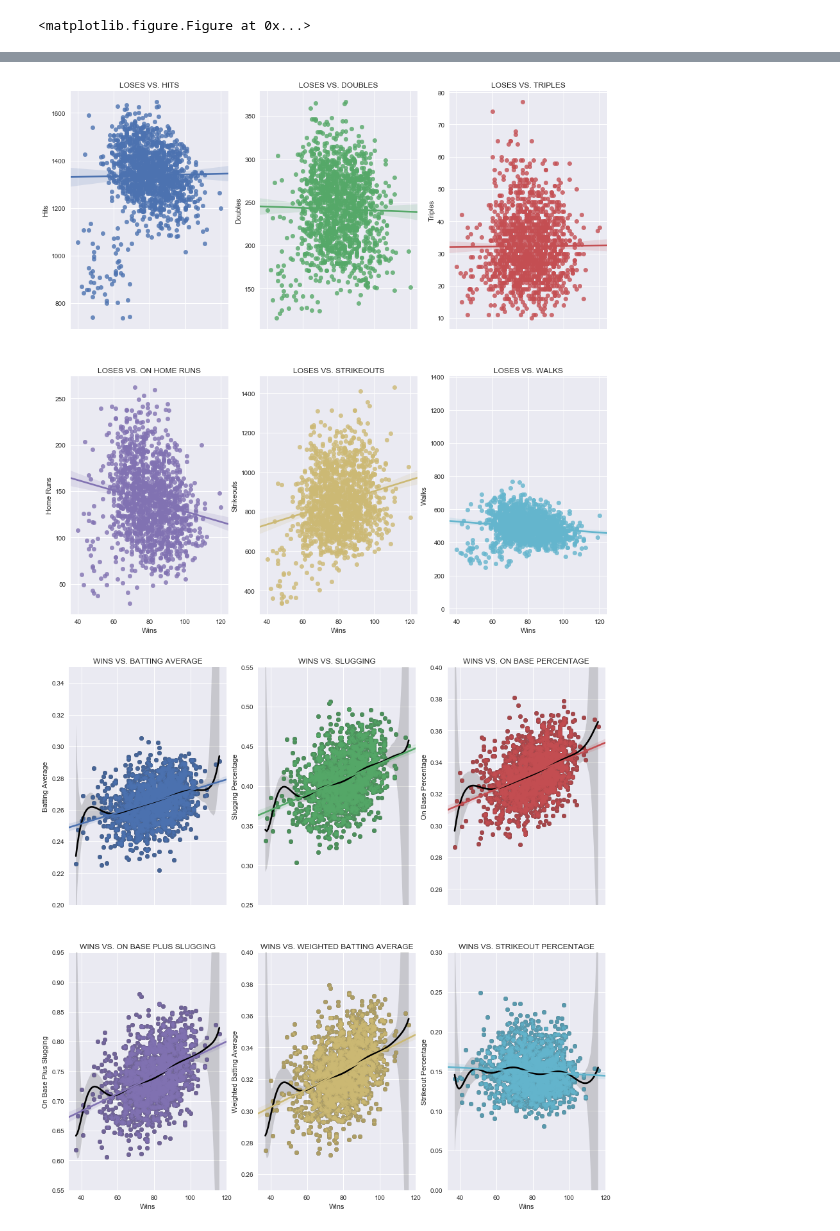
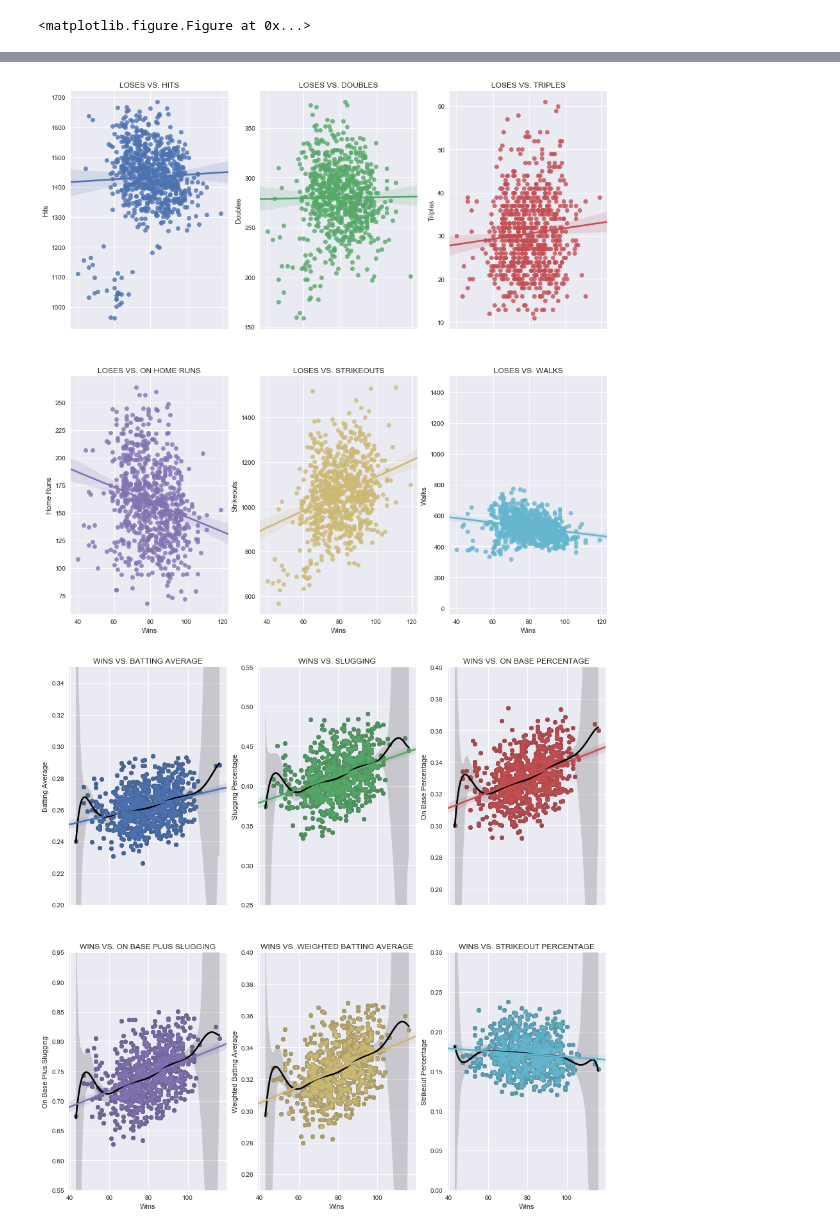
Before and after one commit to lawewers/Springboard-Capstone-MLB-W-vs.-L, a Jupyter notebook: CapstoneProject.ipynb, the cells around one changed output, grey strips where cells are left out. Saved outputs shown, nothing was run; the diff lists cells and outputs as text; code cells hidden in the pictures.

```diff
--- a/CapstoneProject.ipynb
+++ b/CapstoneProject.ipynb
@@ -24,7 +24,7 @@ field_out = pd.DataFrame.from_csv('data/fielding_outfield.csv', index_col = None
 post_field = pd.DataFrame.from_csv('data/fielding_postseason.csv', index_col = None, encoding = ('utf-8'))
 # %%
 # Only includes players that had 80 or more at bats in a season
-reg_bat = reg_bat.loc[reg_bat['ab']>=80,:]
+#reg_bat = reg_bat.loc[reg_bat['ab']>=(400),:]
 # %%
 ####### Column Labeling #######
 
@@ -103,6 +103,6 @@ t_post = post[['team_id_winner', 'year', 'wins', 'losses']]
 t_post.columns = ['team_id', 'year', 'w', 'l']
 # %%
 team_rb = pd.merge(team_reg_bat, t_reg, how='left', left_on=['team_id', 'year'], right_on=['team_id', 'year'])
-team_rb = team_rb.loc[team_rb['year'] >= 1961, :]
+team_rb = team_rb.loc[team_rb['year'] >= 1990, :]
 # %%
 team_pb = pd.merge(team_post_bat, t_post, how='left', left_on=['team_id', 'year'], right_on=['team_id', 'year'])
@@ -178,3 +191,11 @@ tp_kperc = team_pb['kperc']
+# %%
+# Deleting outliers in calculated stats
+team_rb_avg = team_rb.loc[((team_rb.bat_avg >= np.mean(tr_avg)-3*np.std(tr_avg)) & (team_rb.bat_avg <= np.mean(tr_avg)+3*np.std(tr_avg))), :]
+team_rb_slg = team_rb.loc[((team_rb.slg >= np.mean(tr_slg)-3*np.std(tr_slg)) & (team_rb.slg <= np.mean(tr_slg)+3*np.std(tr_slg))), :]
+team_rb_obp = team_rb.loc[((team_rb.obp >= np.mean(tr_obp)-3*np.std(tr_obp)) & (team_rb.obp <= np.mean(tr_obp)+3*np.std(tr_obp))), :]
+team_rb_ops = team_rb.loc[((team_rb.ops >= np.mean(tr_ops)-3*np.std(tr_ops)) & (team_rb.ops <= np.mean(tr_ops)+3*np.std(tr_ops))), :]
+team_rb_woba = team_rb.loc[((team_rb.woba >= np.mean(tr_woba)-3*np.std(tr_woba)) & (team_rb.woba <= np.mean(tr_woba)+3*np.std(tr_woba))), :]
+team_rb_kperc = team_rb.loc[((team_rb.kperc >= np.mean(tr_kperc)-3*np.std(tr_kperc)) & (team_rb.kperc <= np.mean(tr_kperc)+3*np.std(tr_kperc))), :]
 # %%
 fig = plt.figure()
 # %% [output]
@@ -365,62 +386,62 @@ ax[1,2].set_ylabel('Walks')
 ax[1,2].set_xlabel('Wins')
 None
 # %% [output]
-[figure, old version]
+[figure, new version]
 # %%
 ####### REGULAR SEASON CALCUALTED STATS TO WINS #######
 
 fig, ax = plt.subplots(2,3,figsize=(15,15), sharex = True)
 
-sns.regplot(x='w', y='bat_avg', data=team_rb, ax=ax[0,0], order=10, truncate=True, color='black')
-sns.regplot(x='w', y='bat_avg', data=team_rb, ax=ax[0,0])
+sns.regplot(x='w', y='bat_avg', data=team_rb_avg, ax=ax[0,0], order=10, truncate=True, color='black')
+sns.regplot(x='w', y='bat_avg', data=team_rb_avg, ax=ax[0,0])
 ax[0,0].set_title('WINS VS. BATTING AVERAGE')
 ax[0,0].set_ylabel('Batting Average')
 ax[0,0].set_xlabel('')
 ax[0,0].set_ylim([.2,.35])
-avg_slope, avg_intercept, avg_r_value, avg_p_value, avg_slope_std_error = scipy.stats.linregress(team_rb.w, team_rb.bat_avg)
+avg_slope, avg_intercept, avg_r_value, avg_p_value, avg_slope_std_error = scipy.stats.linregress(team_rb_avg.w, team_rb_avg.bat_avg)
 
-sns.regplot(x='w', y='slg', data=team_rb, ax=ax[0,1], order=10, truncate=True, color='black')
-sns.regplot(x='w', y='slg', data=team_rb, ax=ax[0,1])
+sns.regplot(x='w', y='slg', data=team_rb_slg, ax=ax[0,1], order=10, truncate=True, color='black')
+sns.regplot(x='w', y='slg', data=team_rb_slg, ax=ax[0,1])
 ax[0,1].set_title('WINS VS. SLUGGING')
 ax[0,1].set_ylabel('Slugging Percentage')
 ax[0,1].set_xlabel('')
 ax[0,1].set_ylim([.25,.55])
-slg_slope, slg_intercept, slg_r_value, slg_p_value, slg_slope_std_error = scipy.stats.linregress(team_rb.w, team_rb.slg)
+slg_slope, slg_intercept, slg_r_value, slg_p_value, slg_slope_std_error = scipy.stats.linregress(team_rb_slg.w, team_rb_slg.slg)
 
-sns.regplot(x='w', y='obp', data=team_rb, ax=ax[0,2], order=10, truncate=True, color='black')
-sns.regplot(x='w', y='obp', data=team_rb, ax=ax[0,2])
+sns.regplot(x='w', y='obp', data=team_rb_obp, ax=ax[0,2], order=10, truncate=True, color='black')
+sns.regplot(x='w', y='obp', data=team_rb_obp, ax=ax[0,2])
 ax[0,2].set_title('WINS VS. ON BASE PERCENTAGE')
 ax[0,2].set_ylabel('On Base Percentage')
 ax[0,2].set_xlabel('')
 ax[0,2].set_ylim([.25,.4])
-obp_slope, obp_intercept, obp_r_value, obp_p_value, obp_slope_std_error = scipy.stats.linregress(team_rb.w, team_rb.obp)
+obp_slope, obp_intercept, obp_r_value, obp_p_value, obp_slope_std_error = scipy.stats.linregress(team_rb_obp.w, team_rb_obp.obp)
 
-sns.regplot(x='w', y='ops', data=team_rb, ax=ax[1,0], order=10, truncate=True, color='black')
-sns.regplot(x='w', y='ops', data=team_rb, ax=ax[1,0])
+sns.regplot(x='w', y='ops', data=team_rb_ops, ax=ax[1,0], order=10, truncate=True, color='black')
+sns.regplot(x='w', y='ops', data=team_rb_ops, ax=ax[1,0])
 ax[1,0].set_title('WINS VS. ON BASE PLUS SLUGGING')
 ax[1,0].set_ylabel('On Base Plus Slugging')
 ax[1,0].set_xlabel('Wins')
 ax[1,0].set_ylim([.55,.95])
-ops_slope, ops_intercept, ops_r_value, ops_p_value, ops_slope_std_error = scipy.stats.linregress(team_rb.w, team_rb.ops)
+ops_slope, ops_intercept, ops_r_value, ops_p_value, ops_slope_std_error = scipy.stats.linregress(team_rb_ops.w, team_rb_ops.ops)
 
-sns.regplot(x='w', y='woba', data=team_rb, ax=ax[1,1], order=10, truncate=True, color='black')
-sns.regplot(x='w', y='woba', data=team_rb, ax=ax[1,1])
+sns.regplot(x='w', y='woba', data=team_rb_woba, ax=ax[1,1], order=10, truncate=True, color='black')
+sns.regplot(x='w', y='woba', data=team_rb_woba, ax=ax[1,1])
 ax[1,1].set_title('WINS VS. WEIGHTED BATTING AVERAGE')
 ax[1,1].set_ylabel('Weighted Batting Average')
 ax[1,1].set_xlabel('Wins')
 ax[1,1].set_ylim([.25,.4])
-woba_slope, woba_intercept, woba_r_value, woba_p_value, woba_slope_std_error = scipy.stats.linregress(team_rb.w, team_rb.woba)
+woba_slope, woba_intercept, woba_r_value, woba_p_value, woba_slope_std_error = scipy.stats.linregress(team_rb_woba.w, team_rb_woba.woba)
 
-sns.regplot(x='w', y='kperc', data=team_rb, ax=ax[1,2], order=10, truncate=True, color='black')
-sns.regplot(x='w', y='kperc', data=team_rb, ax=ax[1,2])
+sns.regplot(x='w', y='kperc', data=team_rb_kperc, ax=ax[1,2], order=10, truncate=True, color='black')
+sns.regplot(x='w', y='kperc', data=team_rb_kperc, ax=ax[1,2])
 ax[1,2].set_title('WINS VS. STRIKEOUT PERCENTAGE')
 ax[1,2].set_ylabel('Strikeout Percentage')
 ax[1,2].set_xlabel('Wins')
 ax[1,2].set_ylim([0,.3])
-kperc_slope, kperc_intercept, kperc_r_value, kperc_p_value, kperc_slope_std_error = scipy.stats.linregress(team_rb.w, team_rb.kperc)
+kperc_slope, kperc_intercept, kperc_r_value, kperc_p_value, kperc_slope_std_error = scipy.stats.linregress(team_rb_kperc.w, team_rb_kperc.kperc)
 None
 # %% [output]
-[figure, old version]
+[figure, new version]
 # %%
 print('BATTING AVERAGE REGRESSION')
 print('Slope:', avg_slope)
```
Also changed, not shown: parts of 13 cells of this notebook.
